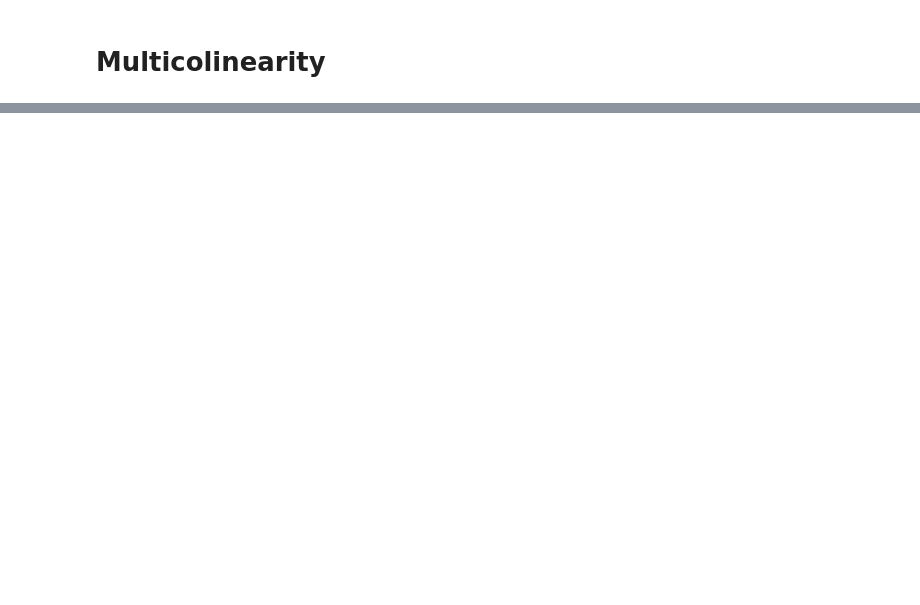
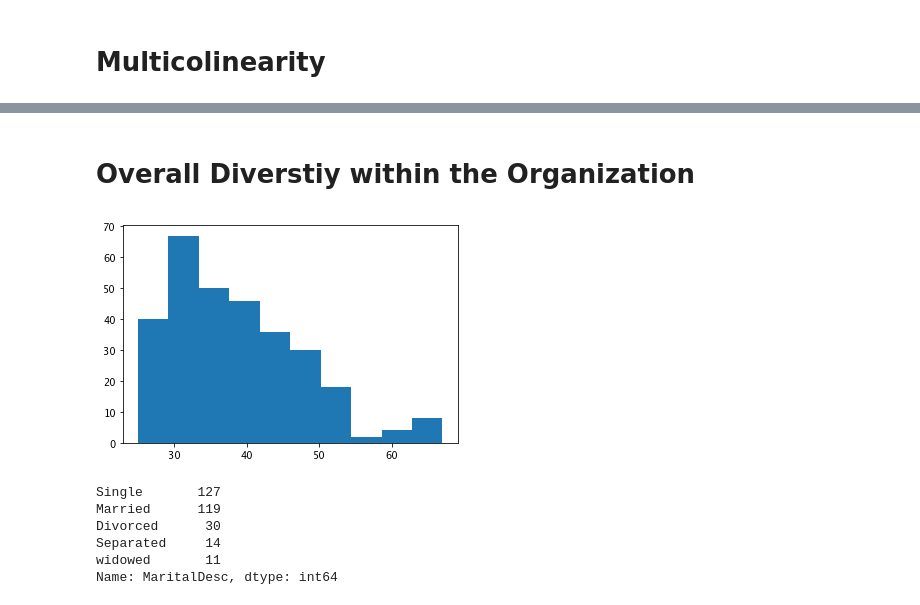
Before and after one commit to estkae/HR_project, a Jupyter notebook: Solving_Problems.ipynb, the cells around one changed output, grey strips where cells are left out. Saved outputs shown, nothing was run; the diff lists cells and outputs as text; code cells hidden in the pictures; blank space fills up the shorter version.

```diff
--- a/Solving_Problems.ipynb
+++ b/Solving_Problems.ipynb
@@ -406,0 +562,10 @@ list(zip(x_cols, vif))
+# %% [markdown]
+# Overall Diverstiy within the Organization
+# %%
+diversity_df = pd.read_csv('datafiles/diversity.csv',index_col=0)
+# %%
+#simple age distribution
+plt.hist(diversity_df['Age'])
+plt.show()
+# %% [output]
+[figure, added]
@@ -406,0 +578,9 @@ list(zip(x_cols, vif))
+# %%
+diversity_df['MaritalDesc'].value_counts()
+# %% [output]
+Single       127
+Married      119
+Divorced      30
+Separated     14
+widowed       11
+Name: MaritalDesc, dtype: int64
```
Also changed, not shown: parts of 43 cells of this notebook.
